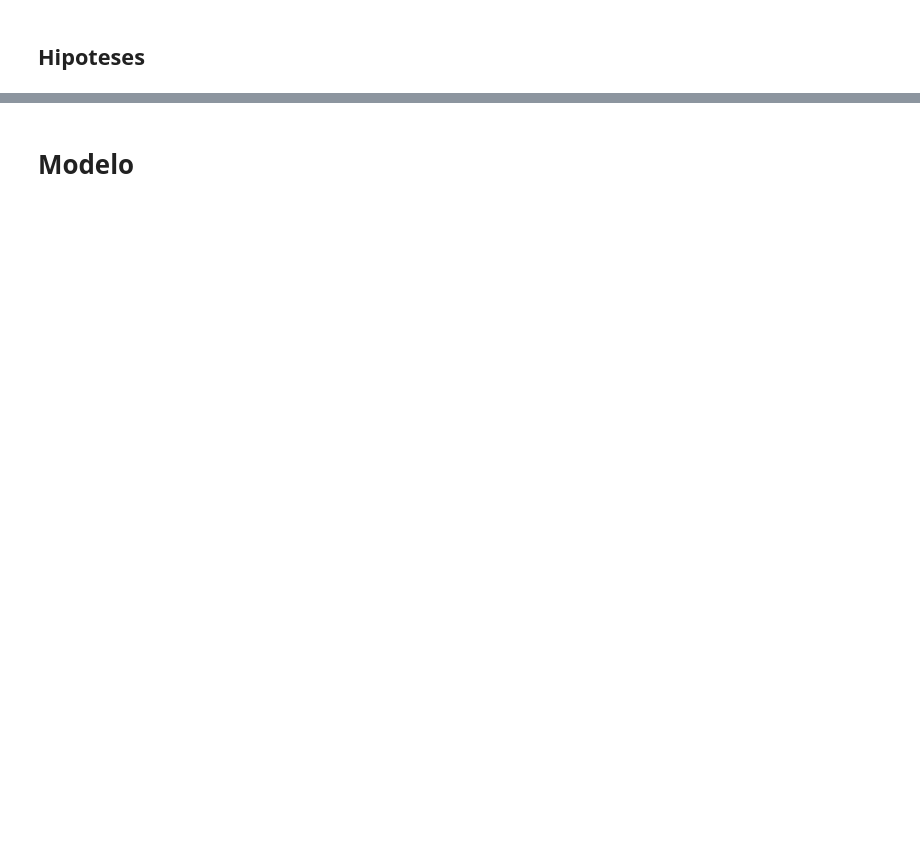
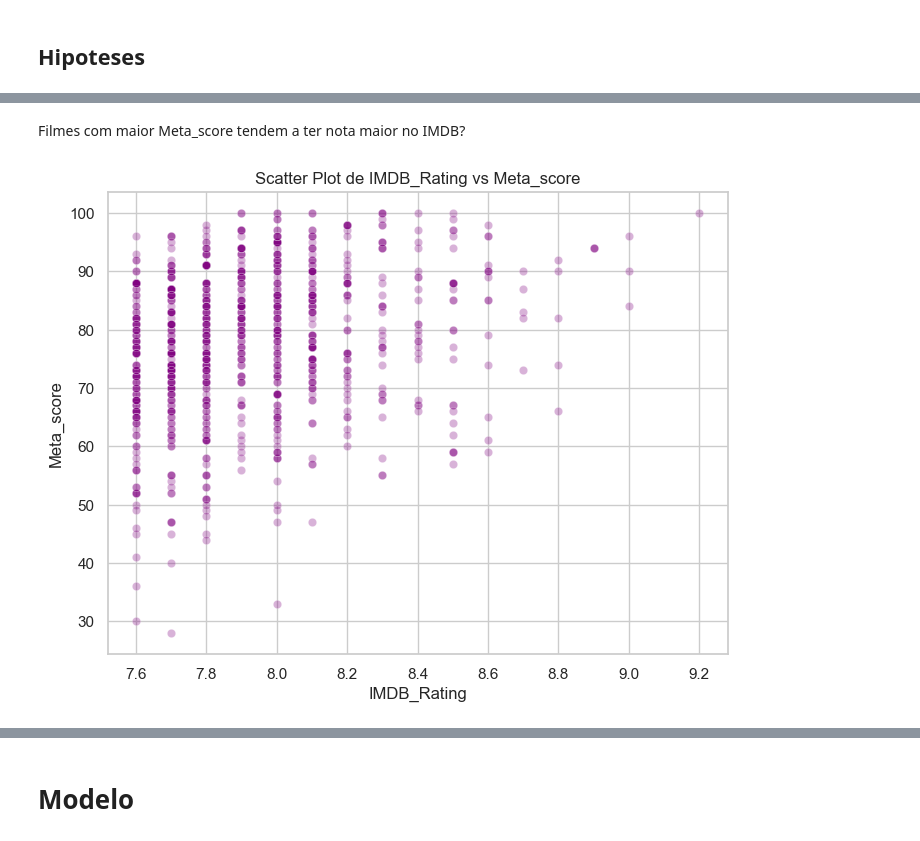
Before and after one commit to MimiChechelli/incidium, a Jupyter notebook: tests.ipynb, the cells around one changed output, grey strips where cells are left out. Saved outputs shown, nothing was run; the diff lists cells and outputs as text; code cells hidden in the pictures; blank space fills up the shorter version.

```diff
--- a/tests.ipynb
+++ b/tests.ipynb
@@ -92,0 +156,10 @@ memory usage: 310.6+ KB
+# %% [markdown]
+Filmes com maior Meta_score tendem a ter nota maior no IMDB?
+# %%
+sns.set_theme(style="whitegrid")
+plt.figure(figsize=(8,6))
+sns.scatterplot(data=df, x='IMDB_Rating', y='Meta_score', alpha=0.3, color='purple')
+plt.title('Scatter Plot de IMDB_Rating vs Meta_score')
+plt.show()
+# %% [output]
+[figure, added]
```
Also changed, not shown: parts of 26 cells of this notebook.
